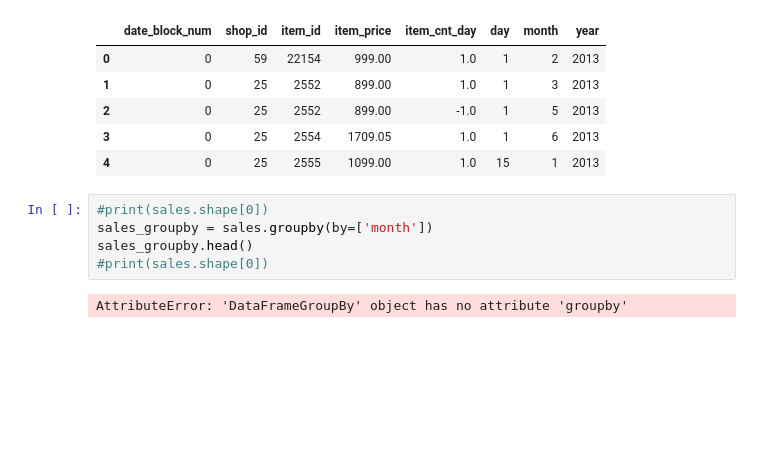
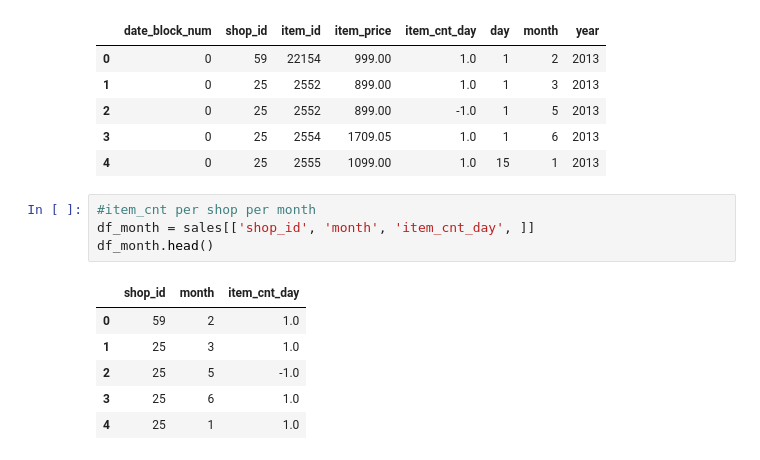
Before and after one commit to HieuNgoUIT/kaggle, a Jupyter notebook: EDA.ipynb, the cells around one changed output. Saved outputs shown, nothing was run; the diff lists cells and outputs as text; blank space fills up the shorter version.

```diff
--- a/EDA.ipynb
+++ b/EDA.ipynb
@@ -73,10 +73,14 @@ sales.head()
 | 2 | 0 | 25 | 2552 | 899.00 | -1.0 | 1 | 5 | 2013 |
 | 3 | 0 | 25 | 2554 | 1709.05 | 1.0 | 1 | 6 | 2013 |
 | 4 | 0 | 25 | 2555 | 1099.00 | 1.0 | 15 | 1 | 2013 |
-# %%
-#print(sales.shape[0])
-sales_groupby = sales.groupby(by=['month'])
-sales_groupby.head()
-#print(sales.shape[0])
-# %% [output]
-AttributeError: 'DataFrameGroupBy' object has no attribute 'groupby'
+# %%
+#item_cnt per shop per month
+df_month = sales[['shop_id', 'month', 'item_cnt_day', ]]
+df_month.head()
+# %% [output]
+|  | shop_id | month | item_cnt_day |
+| 0 | 59 | 2 | 1.0 |
+| 1 | 25 | 3 | 1.0 |
+| 2 | 25 | 5 | -1.0 |
+| 3 | 25 | 6 | 1.0 |
+| 4 | 25 | 1 | 1.0 |
```
Also changed, not shown: parts of 6 cells of this notebook.
